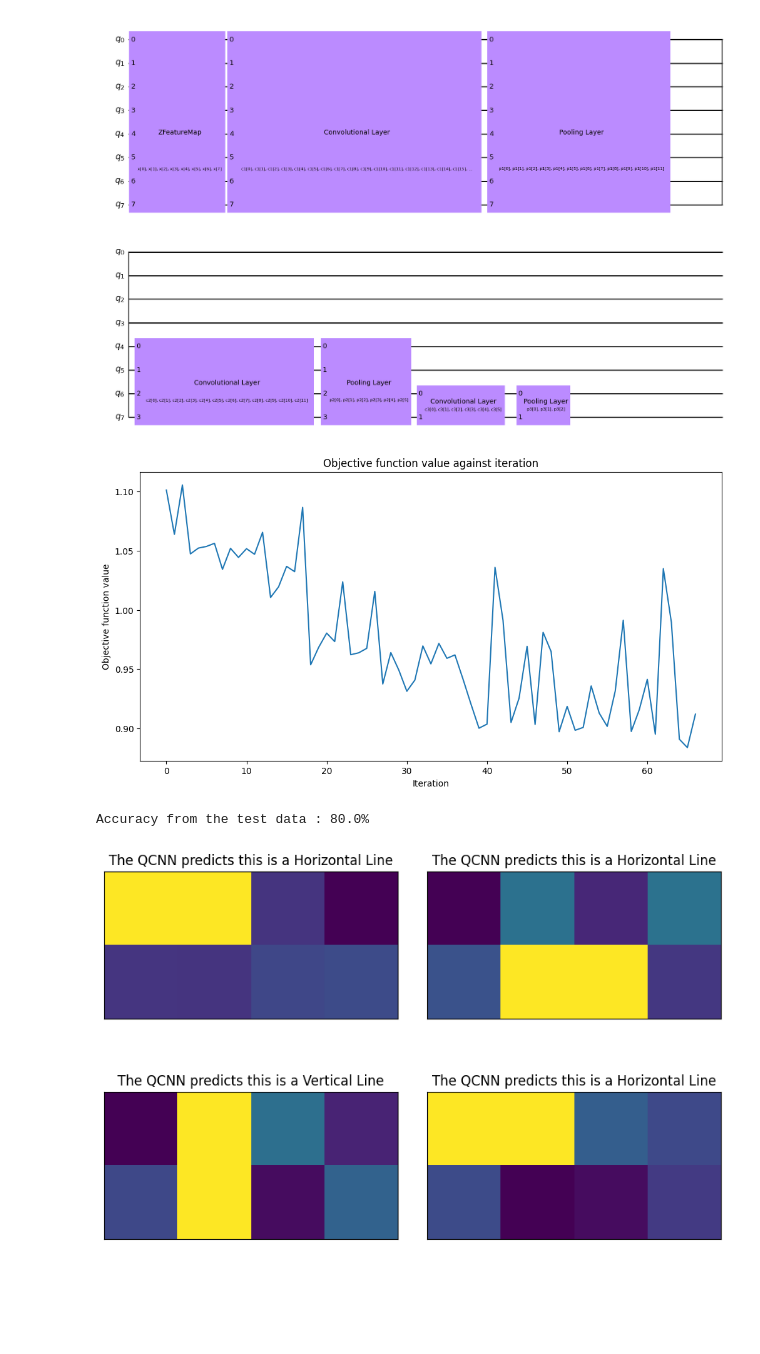
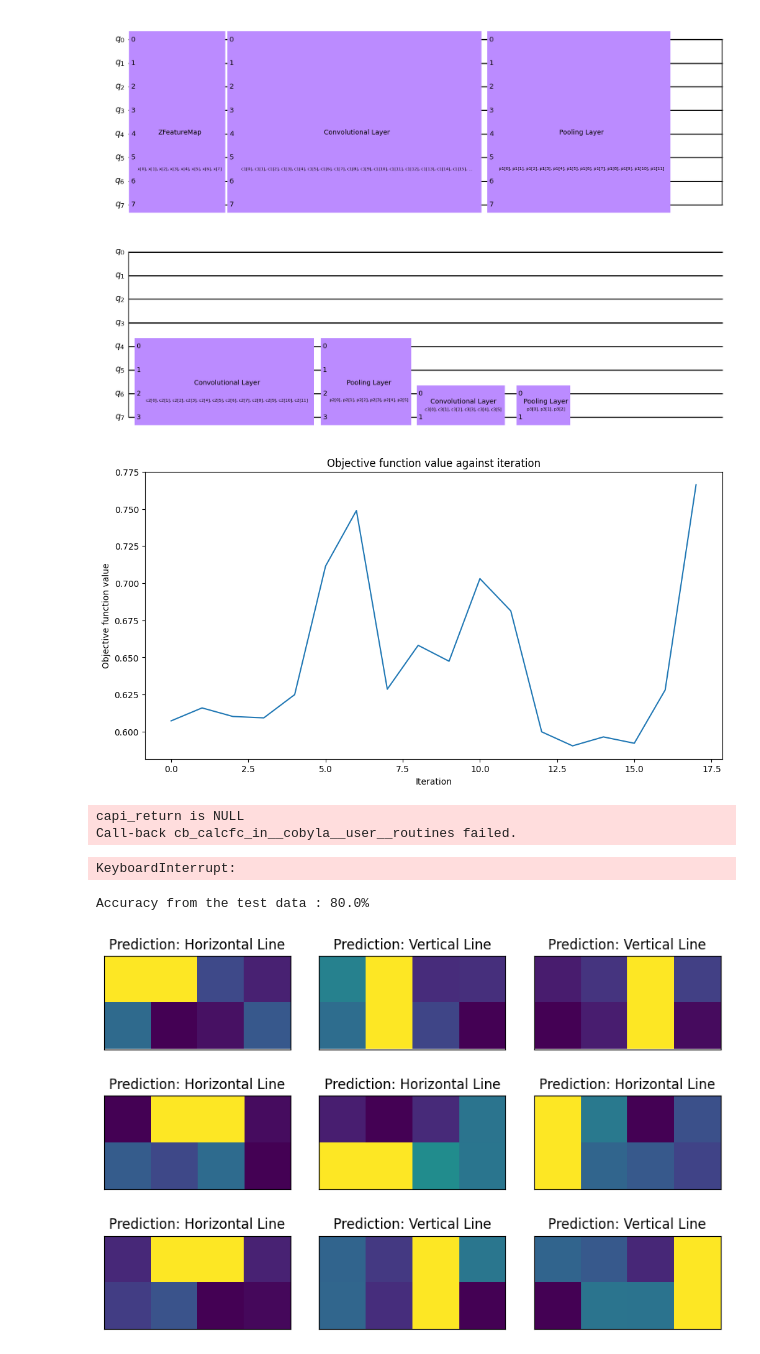
Before and after one commit to 8tsmith11/fcc-jet-identification, a Jupyter notebook: notebooks/qcnn_test.ipynb, the cells around one changed output. Saved outputs shown, nothing was run; the diff lists cells and outputs as text; code cells hidden in the pictures; blank space fills up the shorter version.

```diff
--- a/notebooks/qcnn_test.ipynb
+++ b/notebooks/qcnn_test.ipynb
@@ -15,7 +15,7 @@ circuit.draw("mpl", style="clifford")
 No gradient function provided, creating a gradient function. If your Estimator requires transpilation, please provide a pass manager.
 [figure]
 # %%
-images, labels = generate_line_dataset(50, width=width, height=height, min_l=2, max_l=2)
+images, labels = generate_line_dataset(100, width=width, height=height, min_l=2, max_l=2)
 
 train_images, test_images, train_labels, test_labels = train_test_split(
     images, labels, test_size=0.3, random_state=246
@@ -39,25 +38,20 @@ classifier = NeuralNetworkClassifier(
 )
 # %%
-saved_names = list(np.load("qcnn_param_names.npy", allow_pickle=True))
-saved_w = np.load("qcnn_weights.npy")
-name2val = dict(zip(saved_names, saved_w))
-
-# rebuild qnn identically, then reorder to current param order:
-w_aligned = np.array([name2val[p.name] for p in qnn.weight_params], dtype=float)
-
-classifier = NeuralNetworkClassifier(
-    qnn, optimizer=COBYLA(maxiter=200), initial_point=w_aligned
-)
+classifier = NeuralNetworkClassifier.load("classifier.model")
 # %%
 x = np.asarray(train_images)
 y = np.asarray(train_labels)
 
 objective_func_vals = []
 plt.rcParams["figure.figsize"] = (12, 6)
+classifier.optimizer = COBYLA(maxiter=200)
 classifier.fit(x, y)
 
 # score classifier
 print(f"Accuracy from the train data : {np.round(100 * classifier.score(x, y), 2)}%")
 # %% [output]
-[figure, old version]
+[figure, new version]
+capi_return is NULL
+Call-back cb_calcfc_in__cobyla__user__routines failed.
+KeyboardInterrupt:
 # %%
@@ -67,18 +59,20 @@ np.save("qcnn_weights.npy", classifier.weights)
 # %%
 y_predict = classifier.predict(test_images)
 x = np.asarray(test_images)
 y = np.asarray(test_labels)
 print(f"Accuracy from the test data : {np.round(100 * classifier.score(x, y), 2)}%")
 
-# Let's see some examples in our dataset
-fig, ax = plt.subplots(2, 2, figsize=(10, 6), subplot_kw={"xticks": [], "yticks": []})
-for i in range(0, 4):
-    ax[i // 2, i % 2].imshow(test_images[i].reshape(height, width), aspect="equal") # 1D length = pixels -> height x width image
+display_rows = 3 # Change this variable
+
+# Examples from dataset
+fig, ax = plt.subplots(display_rows, display_rows, figsize=(10, 6), subplot_kw={"xticks": [], "yticks": []})
+for i in range(0, display_rows * display_rows):
+    ax[i // display_rows, i % display_rows].imshow(test_images[i].reshape(height, width), aspect="equal") # 1D length = pixels -> height x width image
     if y_predict[i] == -1:
-        ax[i // 2, i % 2].set_title("The QCNN predicts this is a Horizontal Line")
+        ax[i // display_rows, i % display_rows].set_title("Prediction: Horizontal Line")
     if y_predict[i] == +1:
-        ax[i // 2, i % 2].set_title("The QCNN predicts this is a Vertical Line")
+        ax[i // display_rows, i % display_rows].set_title("Prediction: Vertical Line")
 plt.subplots_adjust(wspace=0.1, hspace=0.5)
 # %% [output]
 Accuracy from the test data : 80.0%
-[figure, old version]
+[figure, new version]
```
Also changed, not shown: parts of 2 cells of this notebook, 7 other files.
